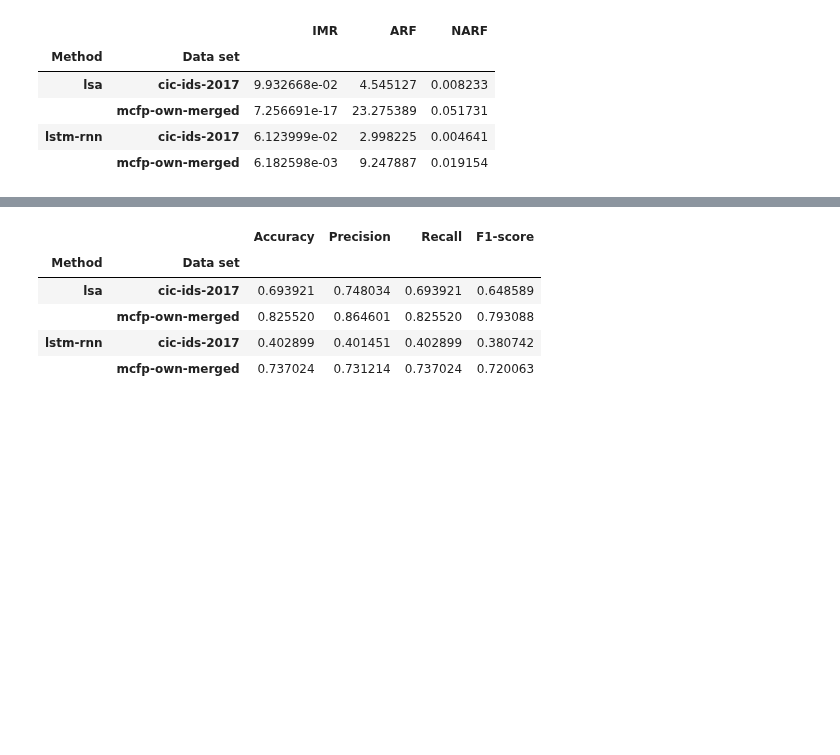
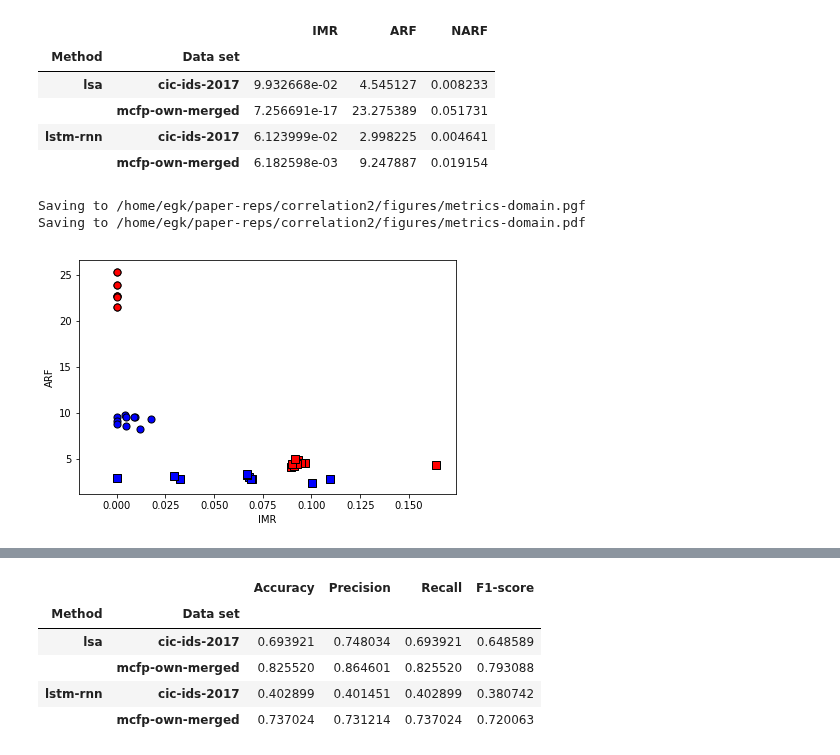
Before and after one commit to kidmose/lstm-rnn-correlation, a Jupyter notebook: results.ipynb, the cells around one changed output, grey strips where cells are left out. Drawn from its saved outputs; the diff is of its cells as text; code cells hidden in the pictures; blank space fills up the shorter version.

```diff
--- a/results.ipynb
+++ b/results.ipynb
@@ -138,6 +156,31 @@ df_domain.groupby(['Method', 'Data set']).mean()
 |  | mcfp-own-merged | 7.256691e-17 | 23.275389 | 0.051731 |
 | lstm-rnn | cic-ids-2017 | 6.123999e-02 | 2.998225 | 0.004641 |
 |  | mcfp-own-merged | 6.182598e-03 | 9.247887 | 0.019154 |
+# %%
+fig, ax = plt.subplots()
+
+for m in ['lstm-rnn', 'lsa']:
+    for d in ['mcfp-own-merged', 'cic-ids-2017']:
+        idx = (df_domain['Method'] == m) & (df_domain['Data set'] == d)
+        colour = 'red' if m == 'lsa' else 'blue' if m == 'lstm-rnn' else 'No colour for this method'
+        marker = 'o' if d == 'mcfp-own-merged' else 's' if d == 'cic-ids-2017' else 'No marker for this data set'
+        plt.scatter(
+            df_domain.loc[idx,'IMR'],
+            df_domain.loc[idx,'ARF'],
+            c=colour,
+            s=50,
+            marker=marker,
+            edgecolors='k',
+        )
+        plt.xlabel('IMR')
+        plt.ylabel('ARF')
+
+savefig(fig, 'metrics-domain.pgf')
+savefig(fig, 'metrics-domain.pdf')
+# %% [output]
+Saving to /home/egk/paper-reps/correlation2/figures/metrics-domain.pgf
+Saving to /home/egk/paper-reps/correlation2/figures/metrics-domain.pdf
+[figure, added]
 # %%
 # Classification metrics
 df_classify = None
```
Also changed, not shown: parts of 10 cells of this notebook, 1 other file.
